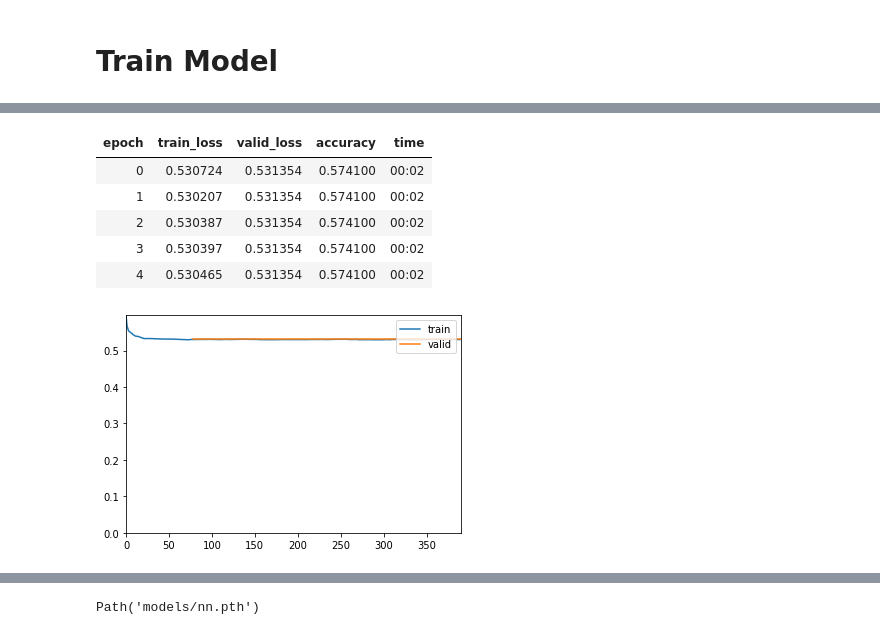
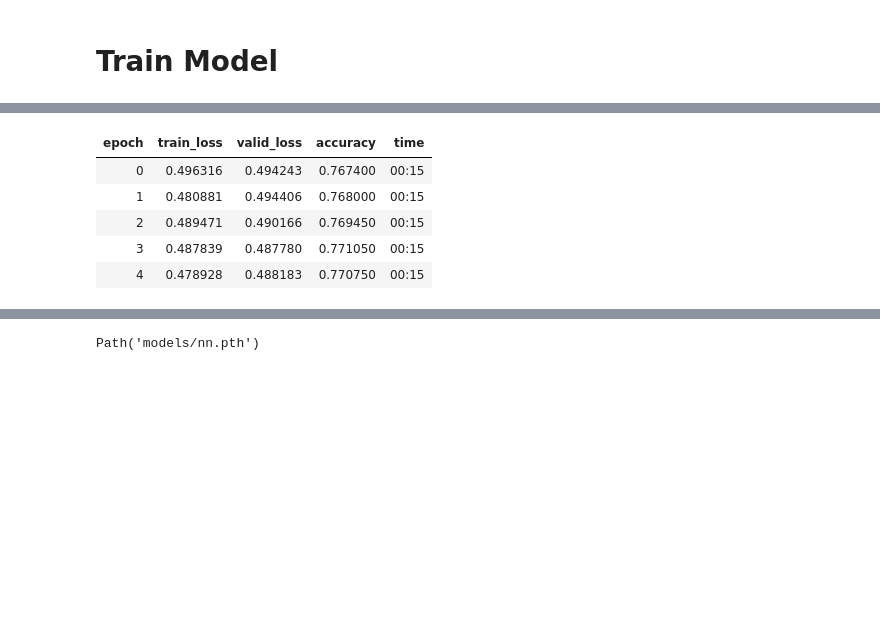
Before and after one commit to aarontrefler/kaggle-projects, a Jupyter notebook: tabular-playground-april-21/working/2.1-modelling-fastai.ipynb, the cells around one changed output, grey strips where cells are left out. Saved outputs shown, nothing was run; the diff lists cells and outputs as text; code cells hidden in the pictures; blank space fills up the shorter version.

```diff
--- a/tabular-playground-april-21/working/2.1-modelling-fastai.ipynb
+++ b/tabular-playground-april-21/working/2.1-modelling-fastai.ipynb
@@ -132,12 +97,17 @@ SuggestedLRs(lr_min=0.33113112449646, lr_steep=0.001737800776027143)
+# %%
+# Create dataloader object
+dls = tp_train.dataloaders(bs=64)
+# %%
+# Create model
+learner = tabular_learner(dls, metrics=accuracy)
 # %%
 %%time
 # Fit model
-learner.fit_one_cycle(5, lr_max=10e-1)
+learner.fit_one_cycle(5)
 # %% [output]
 | epoch | train_loss | valid_loss | accuracy | time |
-| 0 | 0.530724 | 0.531354 | 0.574100 | 00:02 |
-| 1 | 0.530207 | 0.531354 | 0.574100 | 00:02 |
-| 2 | 0.530387 | 0.531354 | 0.574100 | 00:02 |
-| 3 | 0.530397 | 0.531354 | 0.574100 | 00:02 |
-| 4 | 0.530465 | 0.531354 | 0.574100 | 00:02 |
+| 0 | 0.496316 | 0.494243 | 0.767400 | 00:15 |
+| 1 | 0.480881 | 0.494406 | 0.768000 | 00:15 |
+| 2 | 0.489471 | 0.490166 | 0.769450 | 00:15 |
+| 3 | 0.487839 | 0.487780 | 0.771050 | 00:15 |
+| 4 | 0.478928 | 0.488183 | 0.770750 | 00:15 |
-[figure, removed]
```
Also changed, not shown: parts of 20 cells of this notebook, 3 other files.
